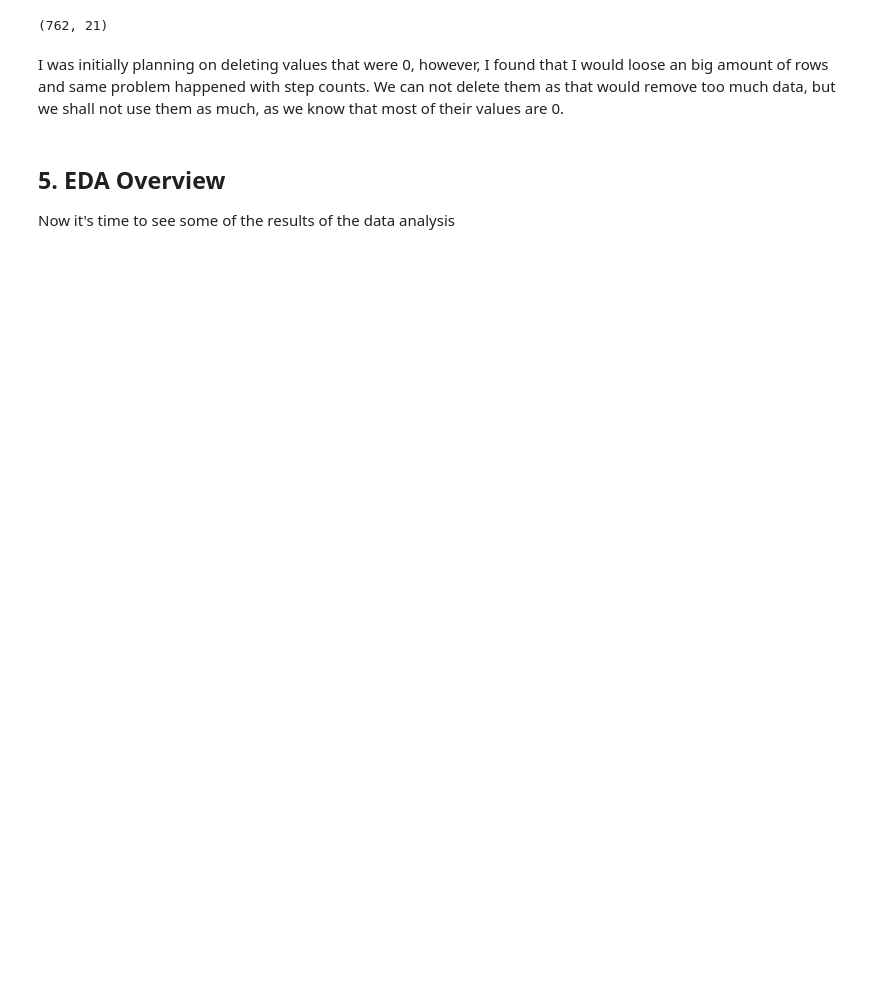
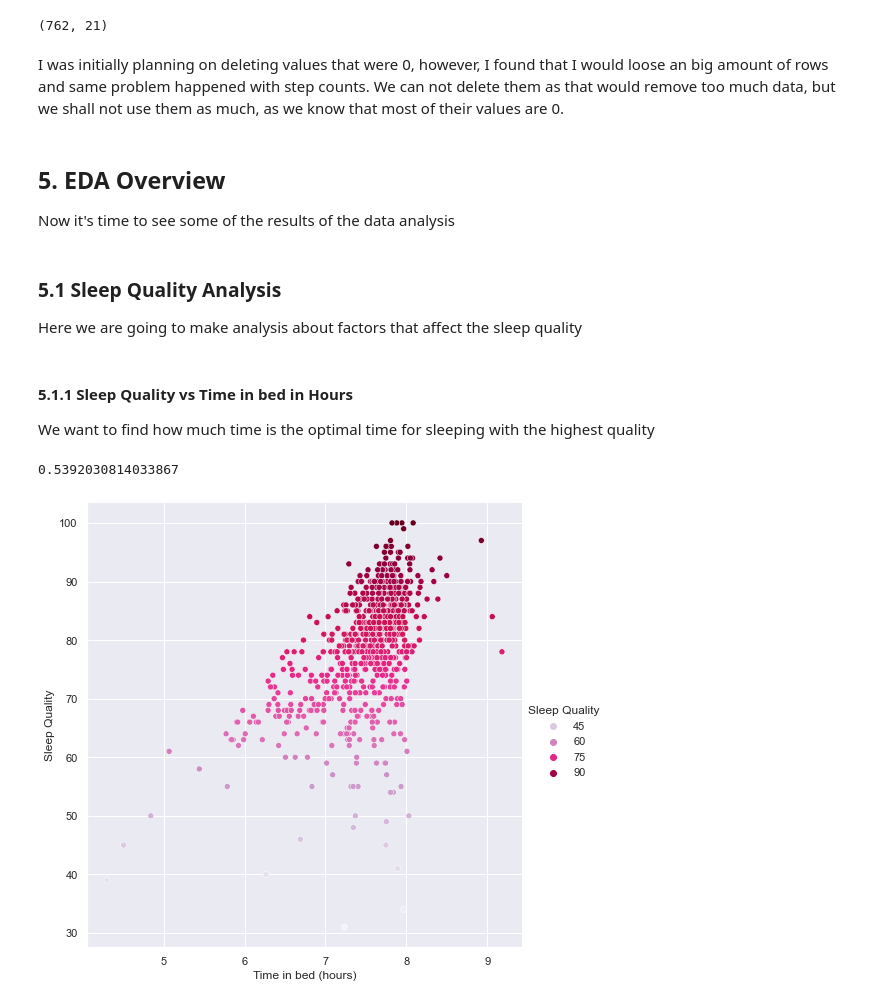
Before and after one commit to JRamirex/SleepCycleAnalyzer, a Jupyter notebook: SleepAnalyzer.ipynb, the cells around one changed output. Drawn from its saved outputs; the diff is of its cells as text; code cells hidden in the pictures; blank space fills up the shorter version.

```diff
--- a/SleepAnalyzer.ipynb
+++ b/SleepAnalyzer.ipynb
@@ -290,0 +296,14 @@ Now it's time to see some of the results of the data analysis
+# %% [markdown]
+### 5.1 Sleep Quality Analysis
+Here we are going to make analysis about factors that affect the sleep quality
+# %% [markdown]
+#### 5.1.1 Sleep Quality vs Time in bed in Hours
+We want to find how much time is the optimal time for sleeping with the highest quality
+# %%
+# Plot that shows the relation between sleep quality and time in bed in hours
+sns.set_palette("GnBu")
+sns.relplot(x= 'Time in bed (hours)', y = 'Sleep Quality', data = sleepData, hue= sleepData['Sleep Quality'], palette='PuRd' ,height=7, aspect=1)
+sleepData['Sleep Quality'].corr(sleepData['Time in bed (hours)'])
+# %% [output]
+0.5392030814033867
+[figure, added]
```
Also changed, not shown: parts of 11 cells of this notebook.
